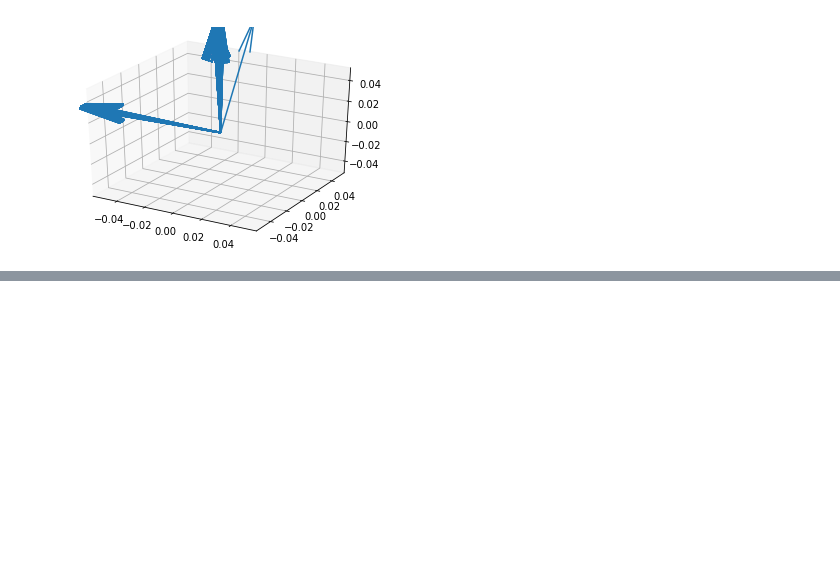
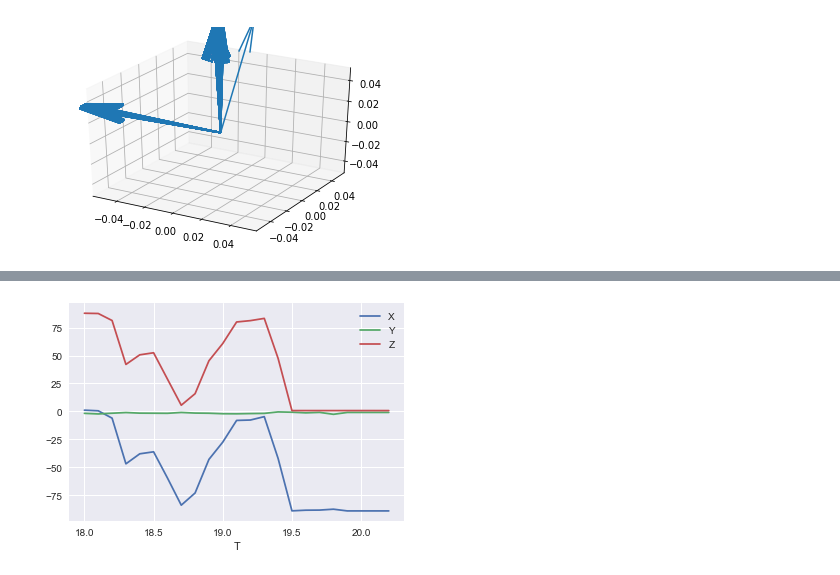
Before and after one commit to mehdig-exe/Third-Year-Project, a Jupyter notebook: Mehdi/Data Analysis.ipynb, the cells around one changed output, grey strips where cells are left out. Cells and saved outputs as stored; diff of their text form; code cells hidden in the pictures; blank space fills up the shorter version.

```diff
--- a/Mehdi/Data Analysis.ipynb
+++ b/Mehdi/Data Analysis.ipynb
@@ -43,3 +44,9 @@ for i,j in enumerate(x1[0:2146]):
     ax.quiver(0, 0, 0, x1[i][0], x1[i][1], x1[i][2], length=0.1, normalize=True)
 # %% [output]
 [figure]
+# %%
+X,Y,Z,T = [],[],[],[]
+tdata = pd.read_csv('TData.csv', sep = ",")
+xyztdata = pd.read_csv('XYZT_Data.csv', sep = ",")
+result = xyztdata.sort_values('T')
+result.head()
@@ -45,0 +60,8 @@ for i,j in enumerate(x1[0:2146]):
+# %%
+data_series = pd.pivot_table(result, ['X','Y','Z'], 'T')
+sns.set(rc={'figure.figsize':(20,4)})
+%matplotlib inline
+data_series.plot()
+plt.show()
+# %% [output]
+[figure, added]
```
Also changed, not shown: parts of 2 cells of this notebook, 2 other files.
